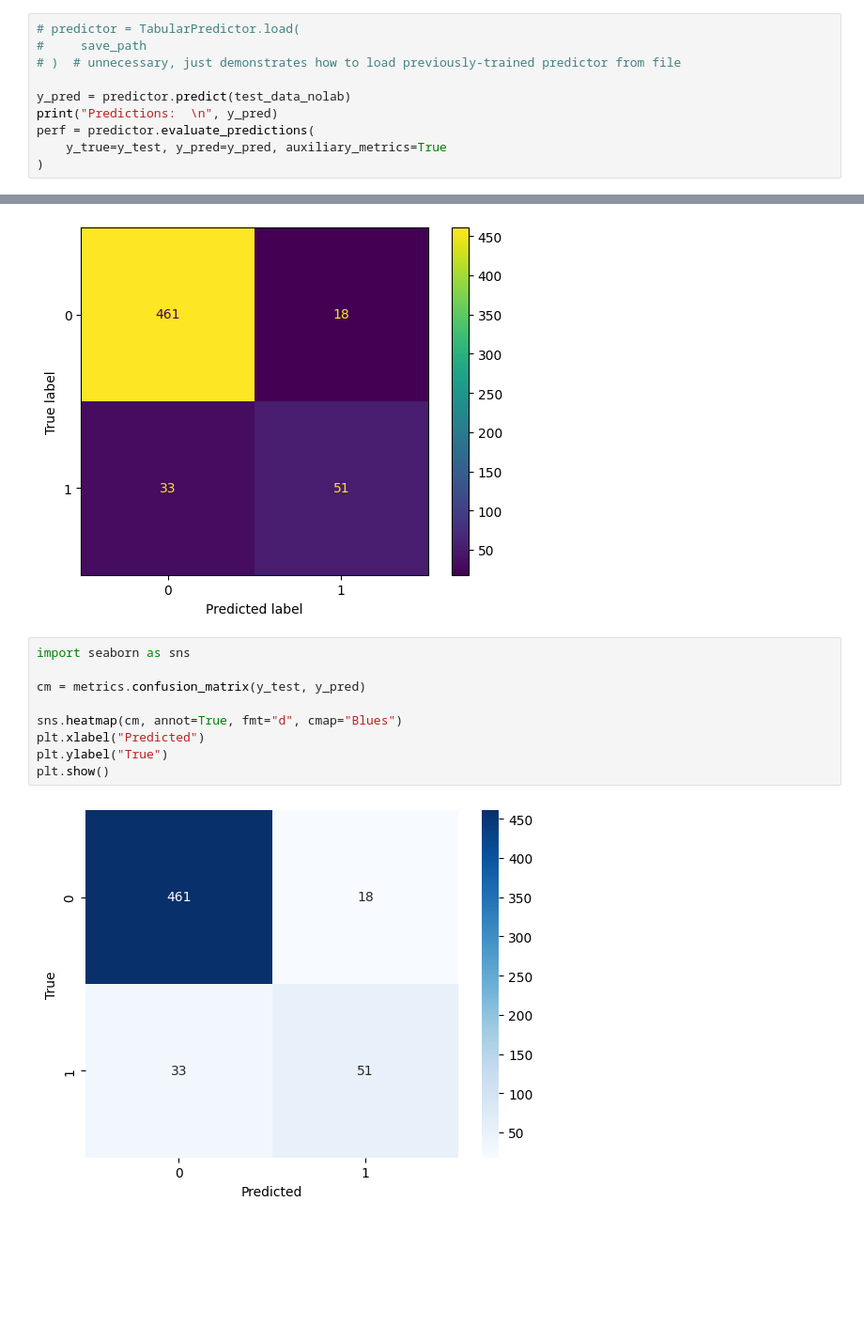
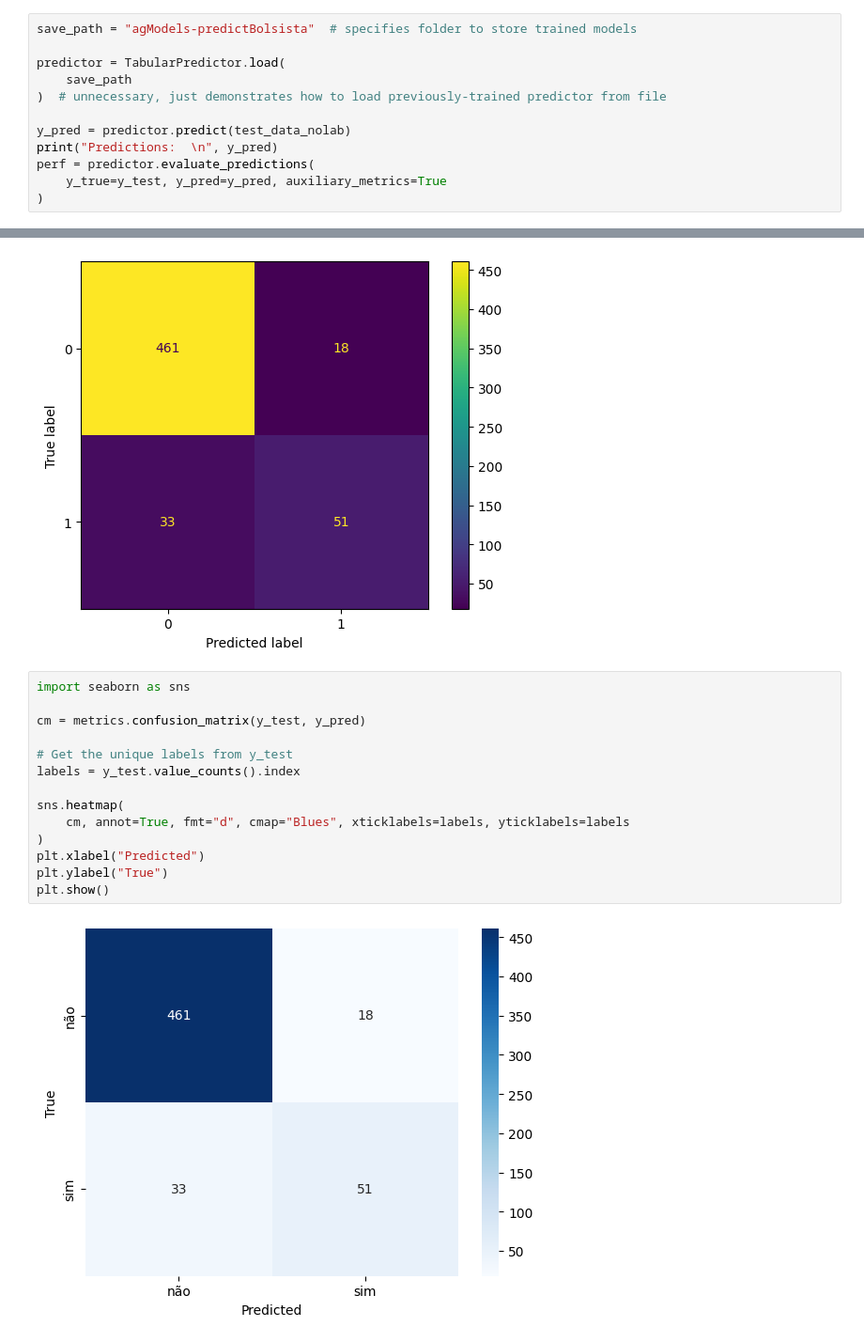
Before and after one commit to carlosvneves/fiap_datathonapp, a Jupyter notebook: notebooks/Autogluon-Bolsa.ipynb, the cells around one changed output, grey strips where cells are left out. Shown at 94% size. Drawn from its saved outputs; the diff is of its cells as text; blank space fills up the shorter version.

Commit message:
modelos de bolsa e pedra fechados (ranking em andamento)

```diff
--- a/notebooks/Autogluon-Bolsa.ipynb
+++ b/notebooks/Autogluon-Bolsa.ipynb
@@ -136,9 +136,11 @@ print(predictor.feature_metadata)
 ('int', [])       : 1 | ['fase']
 ('int', ['bool']) : 1 | ['na_fase']
 # %%
-# predictor = TabularPredictor.load(
-#     save_path
-# )  # unnecessary, just demonstrates how to load previously-trained predictor from file
+save_path = "agModels-predictBolsista"  # specifies folder to store trained models
+
+predictor = TabularPredictor.load(
+    save_path
+)  # unnecessary, just demonstrates how to load previously-trained predictor from file
 
 y_pred = predictor.predict(test_data_nolab)
 print("Predictions:  \n", y_pred)
@@ -226,11 +221,16 @@ plt.show()
 # %%
 import seaborn as sns
 
 cm = metrics.confusion_matrix(y_test, y_pred)
 
-sns.heatmap(cm, annot=True, fmt="d", cmap="Blues")
+# Get the unique labels from y_test
+labels = y_test.value_counts().index
+
+sns.heatmap(
+    cm, annot=True, fmt="d", cmap="Blues", xticklabels=labels, yticklabels=labels
+)
 plt.xlabel("Predicted")
 plt.ylabel("True")
 plt.show()
 # %% [output]
-[figure, old version]
+[figure, new version]
```
Also changed, not shown: parts of 2 cells of this notebook, 7 other files.
